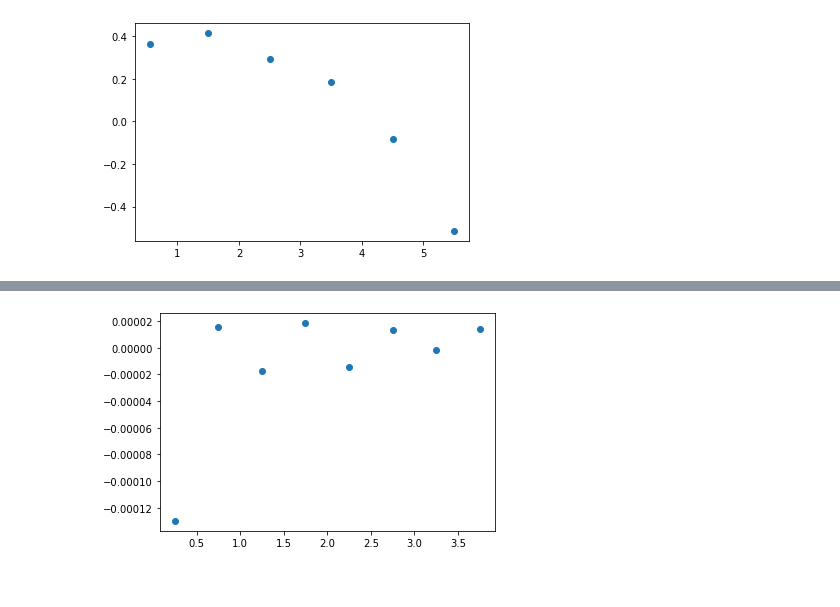
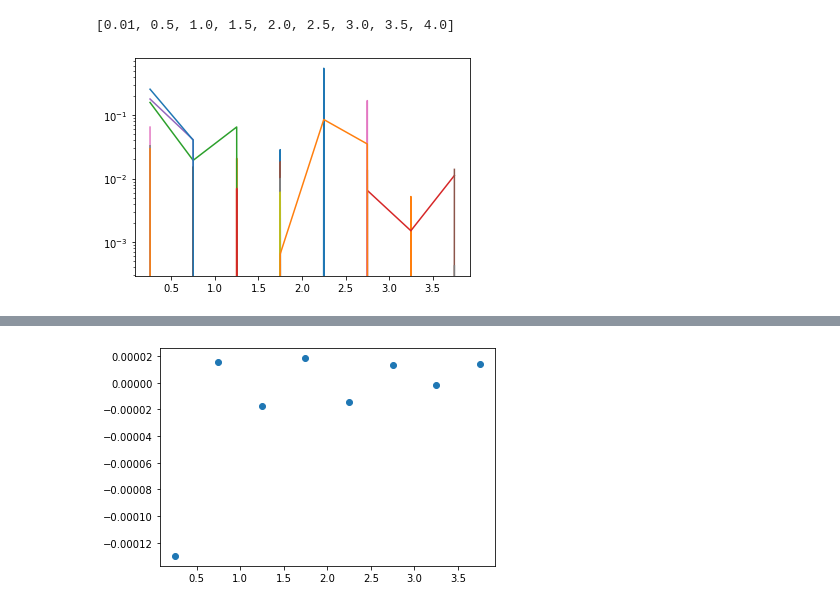
Before and after one commit to marcoviero/simstack2, a Jupyter notebook: notebooks/example_simstack2.ipynb, the cells around one changed output, grey strips where cells are left out. Drawn from its saved outputs; the diff is of its cells as text; code cells hidden in the pictures.

Commit message:
Made progress with results parsing.  Not sure if simstack works anymore ugh...

```diff
--- a/notebooks/example_simstack2.ipynb
+++ b/notebooks/example_simstack2.ipynb
@@ -76,5 +67,0 @@ for ilayer in range(3):
-# %%
-flux_density = []
-for i in range(6):
-    key = str(float(i))
-    flux_density.append(test_hetdex.maps_dict['spire_plw']['stacked_flux_densities'][key].params['layer0'].value)
@@ -82,0 +81,4 @@ NameError: name 'test_hetdex' is not defined
+# %%
+path_ini_file = os.path.join("..","examples","example.ini")
+test_uvista = SimstackWrapper(path_ini_file, stack_automatically=True)
+test_uvista.parse_results()
@@ -82,0 +103,4 @@ NameError: name 'test_hetdex' is not defined
+# %%
+uvista_results = test_uvista.results_dict['spire_plw']['flux_density']
+nps = np.shape(uvista_results)
+print(nps)
@@ -83,8 +120,15 @@ NameError: name 'test_hetdex' is not defined
+# %%
+json.loads(json.loads(test_uvista.config_dict['catalog']['classification'])['redshift']['bins'])
+# %% [output]
+[0.01, 0.5, 1.0, 1.5, 2.0, 2.5, 3.0, 3.5, 4.0]
 # %%
-split_dict = json.loads(test_stack.config_dict['catalog']['classification'])
+split_dict = json.loads(test_uvista.config_dict['catalog']['classification'])
 zbins = np.array(json.loads(split_dict['redshift']['bins']))
 x = np.array(zbins[:-1]+zbins[1:])*0.5
-plt.scatter(x, np.array(flux_density)*1e3);
+for i in range(nps[1]):
+    for j in range(nps[2]):
+        plt.plot(x, uvista_results[:,i,j]*1e3)
+        plt.yscale ('log')
 # %% [output]
-[figure, old version]
+[figure, new version]
 # %%
```
Also changed, not shown: parts of 12 cells of this notebook, 8 other files.
